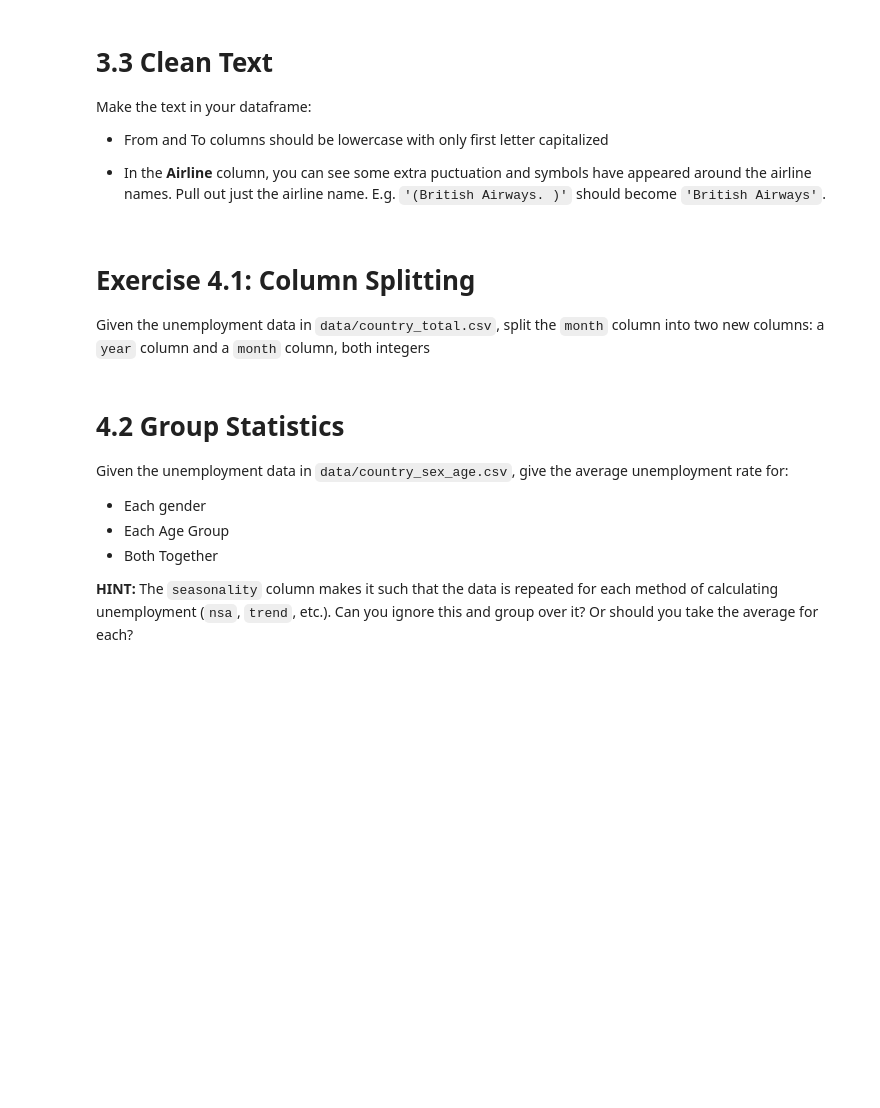
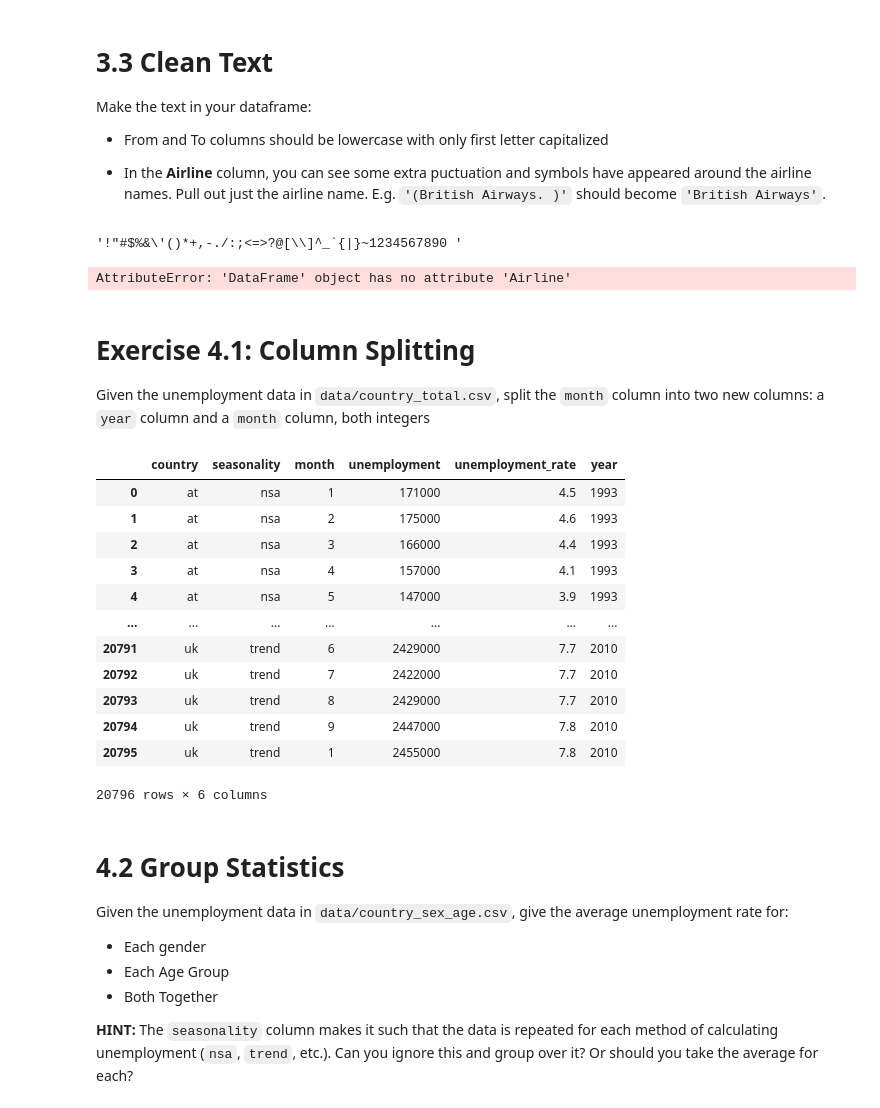
Before and after one commit to cb-ds-1/m2-1-pandas, a Jupyter notebook: workshop.ipynb, the cells around one changed output. Drawn from its saved outputs; the diff is of its cells as text; code cells hidden in the pictures; blank space fills up the shorter version.

```diff
--- a/workshop.ipynb
+++ b/workshop.ipynb
@@ -121,3 +276,10 @@ Make the text in your dataframe:
 - From and To columns should be lowercase with only first letter capitalized
 
 - In the **Airline** column, you can see some extra puctuation and symbols have appeared around the airline names. Pull out just the airline name. E.g. `'(British Airways. )'` should become `'British Airways'`.
+# %%
+# Received from Javad
+s = string.punctuation
+s += "1234567890 "
+s
+# %% [output]
+'!"#$%&\'()*+,-./:;<=>?@[\\]^_`{|}~1234567890 '
@@ -124,7 +289,31 @@ Make the text in your dataframe:
+# %%
+df.Airline = df.Airline.apply(lambda x: cleanup(x))
+df
+# %% [output]
+AttributeError: 'DataFrame' object has no attribute 'Airline'
 # %% [markdown]
 # Exercise 4.1: Column Splitting
 
 Given the unemployment data in `data/country_total.csv`, split the `month` column into two new columns: a `year` column and a `month` column, both integers
+# %%
+df = pd.read_csv("data/country_total.csv")
+df["year"] = df.month.apply(lambda x: int(str(x).split(".")[0]))
+df["month"] = df.month.apply(lambda x: int(str(x).split(".")[1]))
+df
+# %% [output]
+|  | country | seasonality | month | unemployment | unemployment_rate | year |
+| 0 | at | nsa | 1 | 171000 | 4.5 | 1993 |
+| 1 | at | nsa | 2 | 175000 | 4.6 | 1993 |
+| 2 | at | nsa | 3 | 166000 | 4.4 | 1993 |
+| 3 | at | nsa | 4 | 157000 | 4.1 | 1993 |
+| 4 | at | nsa | 5 | 147000 | 3.9 | 1993 |
+| ... | ... | ... | ... | ... | ... | ... |
+| 20791 | uk | trend | 6 | 2429000 | 7.7 | 2010 |
+| 20792 | uk | trend | 7 | 2422000 | 7.7 | 2010 |
+| 20793 | uk | trend | 8 | 2429000 | 7.7 | 2010 |
+| 20794 | uk | trend | 9 | 2447000 | 7.8 | 2010 |
+| 20795 | uk | trend | 1 | 2455000 | 7.8 | 2010 |
+20796 rows × 6 columns
 # %% [markdown]
 # 4.2 Group Statistics
 
```
Also changed, not shown: parts of 22 cells of this notebook, 3 other files.
